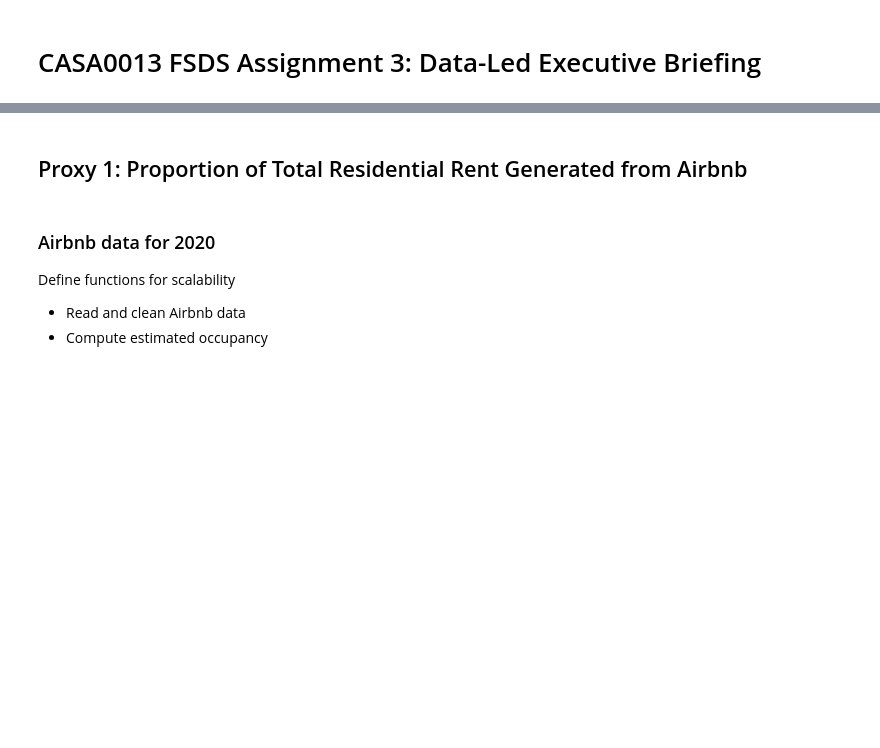
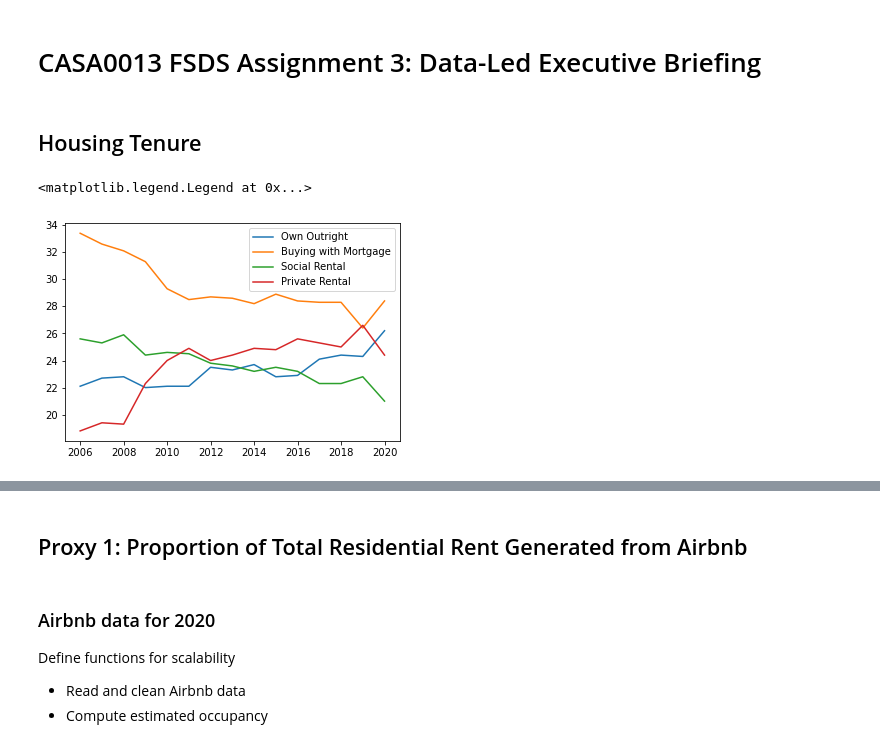
Before and after one commit to ngliangwei15/CASA0013-Assignment3, a Jupyter notebook: Analysis.ipynb, the cells around one changed output, grey strips where cells are left out. Cells and saved outputs as stored; diff of their text form; code cells hidden in the pictures; blank space fills up the shorter version.

Commit message:
Added plot of tenure data

```diff
--- a/Analysis.ipynb
+++ b/Analysis.ipynb
@@ -12,3 +12,36 @@ import matplotlib.pyplot as plt
 import sklearn.cluster as sklc
 import sklearn.metrics as sklm
 from sklearn.preprocessing import MinMaxScaler
+# %% [markdown]
+## Housing Tenure
+# %%
+# Read in data
+url = 'https://github.com/ngliangwei15/CASA0013-Assignment3/blob/main/tenure-households-borough.xlsx?raw=true'
+tenure = pd.concat(pd.read_excel(url, sheet_name = list(map(str, range(2006, 2021)))))
+
+# Rename and keep only useful columns
+tenure_cols = ['Own Outright', 'Buying with Mortgage', 'Social Rental', 'Private Rental']
+tenure.rename({'Unnamed: 1': 'Area',
+               'Percentages': tenure_cols[0],
+               'Unnamed: 15': tenure_cols[1],
+               'Unnamed: 16': tenure_cols[2],
+               'Unnamed: 17': tenure_cols[3]},
+              axis = 1, inplace = True)
+tenure = tenure[['Area'] + tenure_cols]
+
+# Keep only data in London
+tenure.dropna(subset = ['Area'], axis = 0, inplace = True)
+tenure = tenure[tenure['Area'].str.match(r'London')]
+
+# Reset index to 'Year' column and convert data type
+tenure.reset_index(level = 0, inplace = True)
+tenure.rename({'level_0': 'Year'}, axis = 1, inplace = True)
+tenure['Year'] = tenure['Year'].astype('int', copy = False)
+tenure[tenure_cols] = tenure[tenure_cols].astype('float', copy = False)
+
+# Plot
+plt.plot(tenure['Year'], tenure[tenure_cols])
+plt.legend(labels = tenure_cols)
+# %% [output]
+<matplotlib.legend.Legend at 0x...>
+[figure, added]
```
Also changed, not shown: parts of 1 cell of this notebook.
